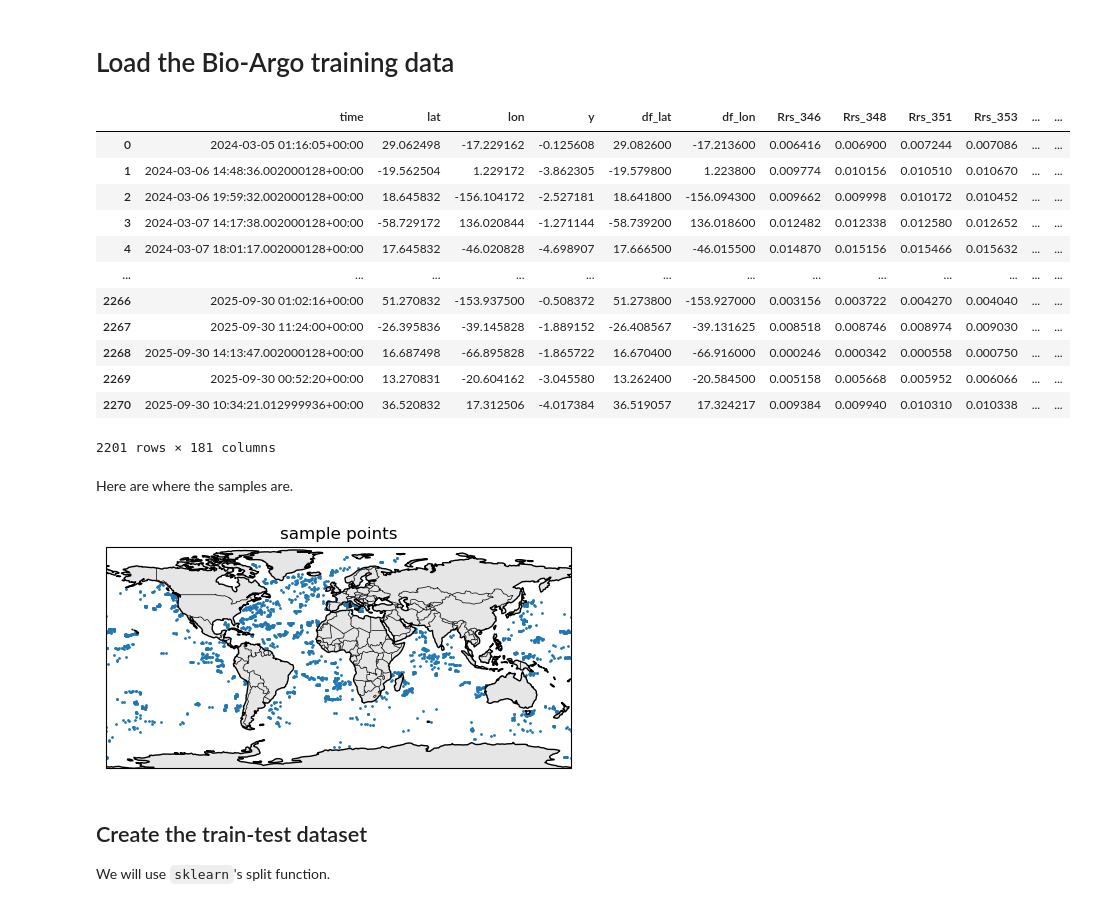
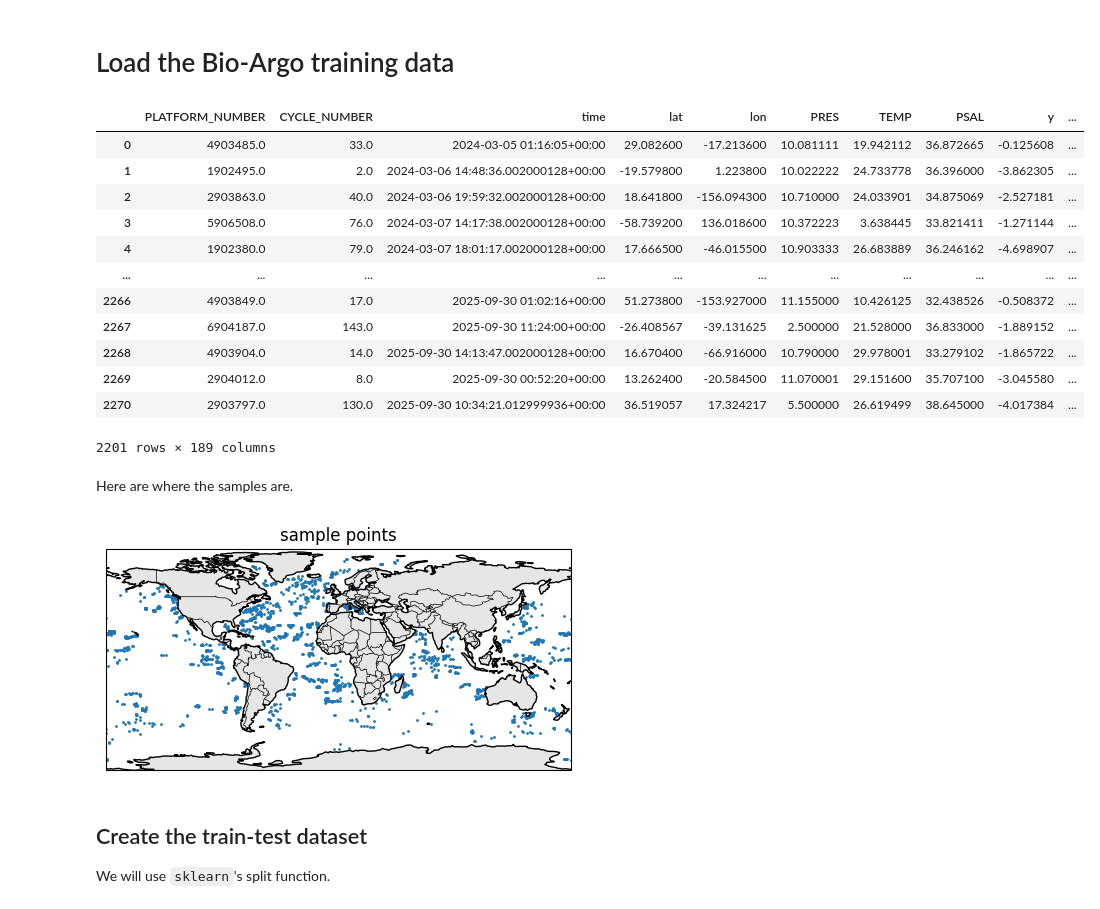
Before and after one commit to eeholmes/2025-tutorials, a Jupyter notebook: BRT_Argo_CHLA.ipynb, the cells around one changed output. Cells and saved outputs as stored; diff of their text form; code cells hidden in the pictures.

```diff
--- a/BRT_Argo_CHLA.ipynb
+++ b/BRT_Argo_CHLA.ipynb
@@ -120,32 +121,38 @@ importlib.reload(mu)
 # %%
 # Load data from GitHub
 import pandas as pd
 import numpy as np
 
 base_url="https://raw.githubusercontent.com/fish-pace/2025-tutorials/main/tutorial_data/"
 url = f"{base_url}chla_argo_rss.parquet"
 dataset = pd.read_parquet(url)
+dataset = dataset.rename(columns={
+    "LATITUDE": "lat",
+    "LONGITUDE": "lon",
+    "TIME": "time",
+    "CHLA": "y"
+})
 # IMPORTANT! log our response so it is symmetric (Normal-ish)
 dataset = dataset.where(dataset["y"] > 0)
 dataset["y"] = np.log(dataset["y"])
 dataset = dataset.dropna(subset=["y"]) # drop nan
 # Add solar_hour
 dataset = mu.add_solar_time_features_df(dataset)
 dataset
 # %% [output]
-|  | time | lat | lon | y | df_lat | df_lon | Rrs_346 | Rrs_348 | Rrs_351 | Rrs_353 | ... | ... |
-| 0 | 2024-03-05 01:16:05+00:00 | 29.062498 | -17.229162 | -0.125608 | 29.082600 | -17.213600 | 0.006416 | 0.006900 | 0.007244 | 0.007086 | ... | ... |
-| 1 | 2024-03-06 14:48:36.002000128+00:00 | -19.562504 | 1.229172 | -3.862305 | -19.579800 | 1.223800 | 0.009774 | 0.010156 | 0.010510 | 0.010670 | ... | ... |
-| 2 | 2024-03-06 19:59:32.002000128+00:00 | 18.645832 | -156.104172 | -2.527181 | 18.641800 | -156.094300 | 0.009662 | 0.009998 | 0.010172 | 0.010452 | ... | ... |
-| 3 | 2024-03-07 14:17:38.002000128+00:00 | -58.729172 | 136.020844 | -1.271144 | -58.739200 | 136.018600 | 0.012482 | 0.012338 | 0.012580 | 0.012652 | ... | ... |
-| 4 | 2024-03-07 18:01:17.002000128+00:00 | 17.645832 | -46.020828 | -4.698907 | 17.666500 | -46.015500 | 0.014870 | 0.015156 | 0.015466 | 0.015632 | ... | ... |
-| ... | ... | ... | ... | ... | ... | ... | ... | ... | ... | ... | ... | ... |
-| 2266 | 2025-09-30 01:02:16+00:00 | 51.270832 | -153.937500 | -0.508372 | 51.273800 | -153.927000 | 0.003156 | 0.003722 | 0.004270 | 0.004040 | ... | ... |
-| 2267 | 2025-09-30 11:24:00+00:00 | -26.395836 | -39.145828 | -1.889152 | -26.408567 | -39.131625 | 0.008518 | 0.008746 | 0.008974 | 0.009030 | ... | ... |
-| 2268 | 2025-09-30 14:13:47.002000128+00:00 | 16.687498 | -66.895828 | -1.865722 | 16.670400 | -66.916000 | 0.000246 | 0.000342 | 0.000558 | 0.000750 | ... | ... |
-| 2269 | 2025-09-30 00:52:20+00:00 | 13.270831 | -20.604162 | -3.045580 | 13.262400 | -20.584500 | 0.005158 | 0.005668 | 0.005952 | 0.006066 | ... | ... |
-| 2270 | 2025-09-30 10:34:21.012999936+00:00 | 36.520832 | 17.312506 | -4.017384 | 36.519057 | 17.324217 | 0.009384 | 0.009940 | 0.010310 | 0.010338 | ... | ... |
+|  | PLATFORM_NUMBER | CYCLE_NUMBER | time | lat | lon | PRES | TEMP | PSAL | y | ... |
+| 0 | 4903485.0 | 33.0 | 2024-03-05 01:16:05+00:00 | 29.082600 | -17.213600 | 10.081111 | 19.942112 | 36.872665 | -0.125608 | ... |
+| 1 | 1902495.0 | 2.0 | 2024-03-06 14:48:36.002000128+00:00 | -19.579800 | 1.223800 | 10.022222 | 24.733778 | 36.396000 | -3.862305 | ... |
+| 2 | 2903863.0 | 40.0 | 2024-03-06 19:59:32.002000128+00:00 | 18.641800 | -156.094300 | 10.710000 | 24.033901 | 34.875069 | -2.527181 | ... |
+| 3 | 5906508.0 | 76.0 | 2024-03-07 14:17:38.002000128+00:00 | -58.739200 | 136.018600 | 10.372223 | 3.638445 | 33.821411 | -1.271144 | ... |
+| 4 | 1902380.0 | 79.0 | 2024-03-07 18:01:17.002000128+00:00 | 17.666500 | -46.015500 | 10.903333 | 26.683889 | 36.246162 | -4.698907 | ... |
+| ... | ... | ... | ... | ... | ... | ... | ... | ... | ... | ... |
+| 2266 | 4903849.0 | 17.0 | 2025-09-30 01:02:16+00:00 | 51.273800 | -153.927000 | 11.155000 | 10.426125 | 32.438526 | -0.508372 | ... |
+| 2267 | 6904187.0 | 143.0 | 2025-09-30 11:24:00+00:00 | -26.408567 | -39.131625 | 2.500000 | 21.528000 | 36.833000 | -1.889152 | ... |
+| 2268 | 4903904.0 | 14.0 | 2025-09-30 14:13:47.002000128+00:00 | 16.670400 | -66.916000 | 10.790000 | 29.978001 | 33.279102 | -1.865722 | ... |
+| 2269 | 2904012.0 | 8.0 | 2025-09-30 00:52:20+00:00 | 13.262400 | -20.584500 | 11.070001 | 29.151600 | 35.707100 | -3.045580 | ... |
+| 2270 | 2903797.0 | 130.0 | 2025-09-30 10:34:21.012999936+00:00 | 36.519057 | 17.324217 | 5.500000 | 26.619499 | 38.645000 | -4.017384 | ... |
-2201 rows × 181 columns
+2201 rows × 189 columns
 # %% [markdown]
 Here are where the samples are.
 # %%
@@ -166,7 +173,7 @@ ax.scatter(dataset.lon, dataset.lat, s=1, transform=ccrs.PlateCarree())
 ax.set_title("sample points")
 plt.show()
 # %% [output]
-[figure, old version]
+[figure, new version]
 # %% [markdown]
 ## Create the train-test dataset
 
```
Also changed, not shown: parts of 7 cells of this notebook.
